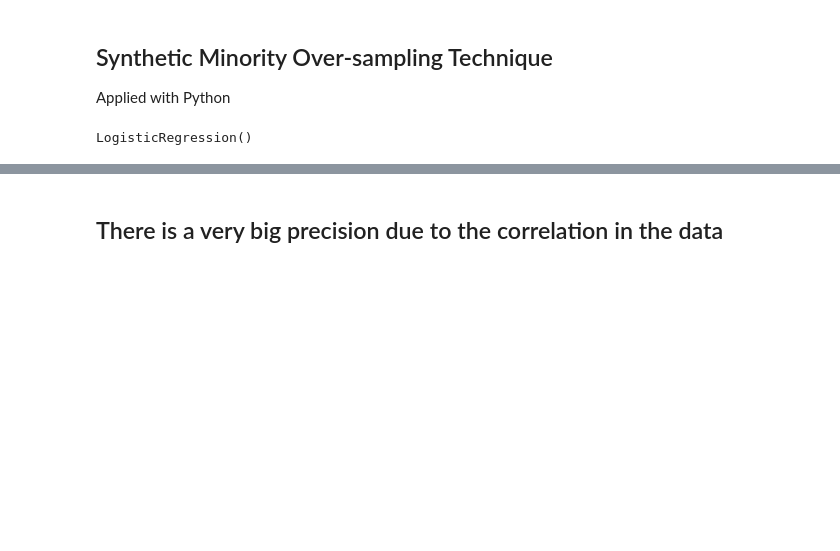
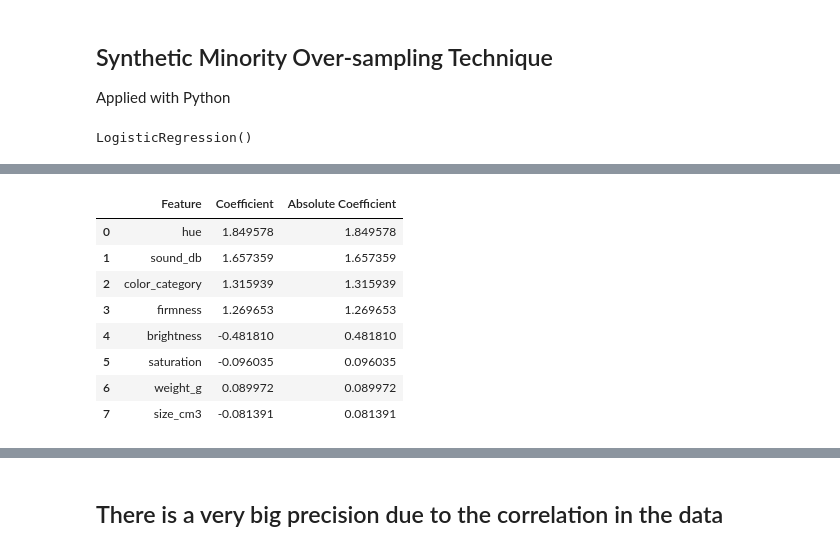
Before and after one commit to miguelestradam3/avocados_ripeness, a Jupyter notebook: main.ipynb, the cells around one changed output, grey strips where cells are left out. Saved outputs shown, nothing was run; the diff lists cells and outputs as text; code cells hidden in the pictures; blank space fills up the shorter version.

```diff
--- a/main.ipynb
+++ b/main.ipynb
@@ -125,0 +195,24 @@ sns.heatmap(cm, annot=True)
+# %%
+coefficient_df = pd.DataFrame({
+    'Feature': feature_names,
+    'Coefficient': classifier.coef_[0]
+})
+
+coefficient_df['Absolute Coefficient'] = coefficient_df['Coefficient'].abs()
+
+coefficient_df = coefficient_df.sort_values(
+    by='Absolute Coefficient',
+    ascending=False
+).reset_index(drop=True)
+
+coefficient_df
+# %% [output]
+|  | Feature | Coefficient | Absolute Coefficient |
+| 0 | hue | 1.849578 | 1.849578 |
+| 1 | sound_db | 1.657359 | 1.657359 |
+| 2 | color_category | 1.315939 | 1.315939 |
+| 3 | firmness | 1.269653 | 1.269653 |
+| 4 | brightness | -0.481810 | 0.481810 |
+| 5 | saturation | -0.096035 | 0.096035 |
+| 6 | weight_g | 0.089972 | 0.089972 |
+| 7 | size_cm3 | -0.081391 | 0.081391 |
```
Also changed, not shown: parts of 14 cells of this notebook.
